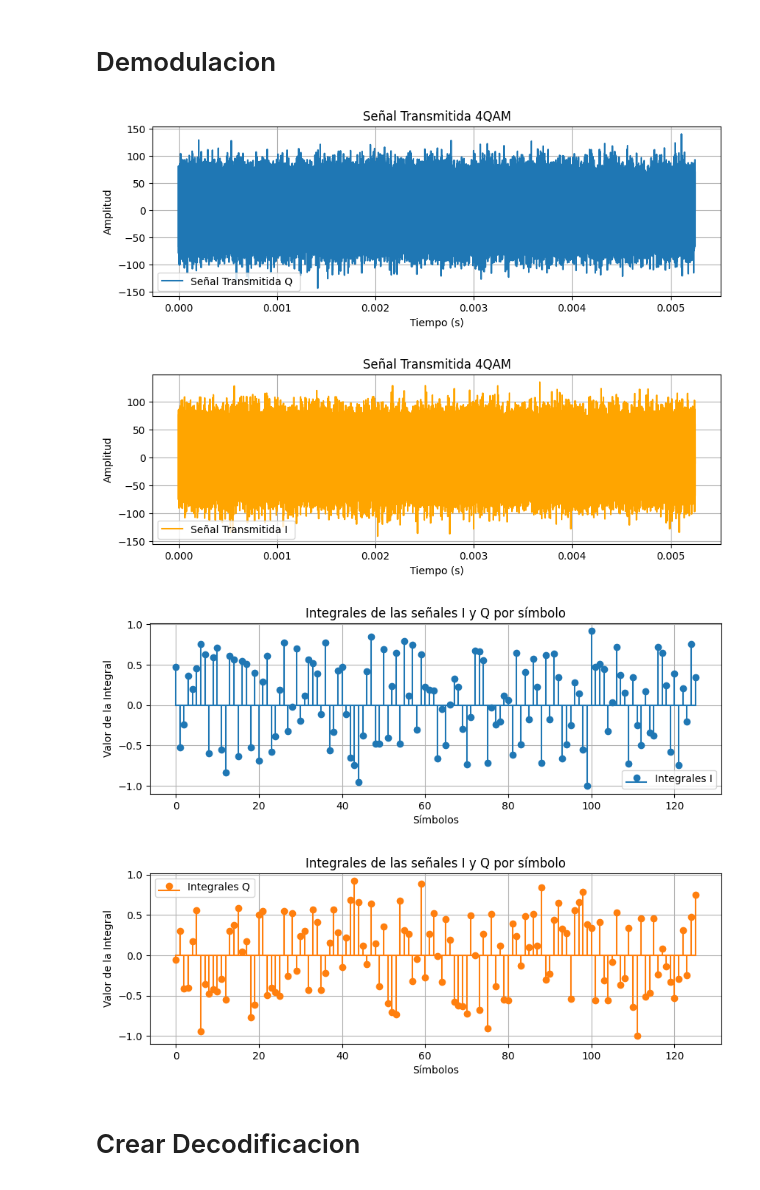
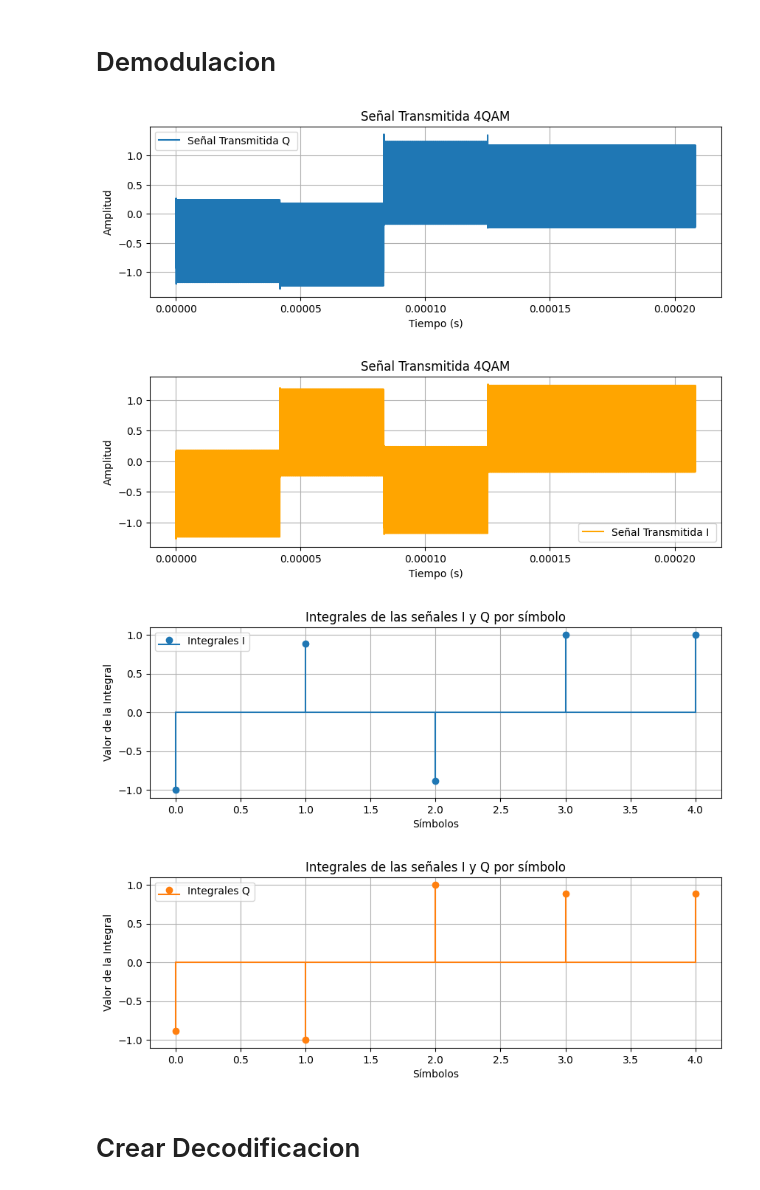
Before and after one commit to jbcgames/Laboratorio_1_Procesamiento, a Jupyter notebook: Proyecto_4QAM.ipynb, the cells around one changed output. Drawn from its saved outputs; the diff is of its cells as text; code cells hidden in the pictures.

```diff
--- a/Proyecto_4QAM.ipynb
+++ b/Proyecto_4QAM.ipynb
@@ -98,7 +98,7 @@ def huffman_decode(bits: str, codes: dict) -> str:
         raise ValueError("Bits sobrantes: el flujo de bits no coincide con los códigos.")
     return "".join(out)
 
-msg = "En algun lugar de la Mancha, de cuyo nombre no quiero acordarme"
+msg = "Hola"
 print(len(msg)*8)
 bits, codes = huffman_encode(msg)
 print("Bits:", bits)
@@ -106,5 +106,5 @@ print("Códigos:", codes)
 print(len(bits))
 print("Decodificado:", huffman_decode(bits[:len(bits)], codes))
 # Agregar 3 bits adificonales en 1 para evitar errores en la decodificacion
-bits += '111'
+bits += '11'
 # %% [output]
@@ -393,0 +403,30 @@ plt.show()
+# %%
+def estimar_fase(signal):
+    # Calcular la transformada de Fourier de la señal
+    fft_signal = numpy.fft.fft(signal)
+    # Obtener el índice de la frecuencia fundamental (mayor magnitud)
+    fundamental_index = numpy.argmax(numpy.abs(fft_signal))
+    # Calcular la fase en radianes
+    phase = numpy.angle(fft_signal[fundamental_index])
+    return phase
+# Detectar fase de la señal de los primeros 4 ciclos
+fase_estimada = estimar_fase(x_canal[0:fs//fc*2])
+print("Fase estimada (radianes):", fase_estimada)
+# Generar señal cosenoidal con fase estimada
+
+x_reconstruida = np.cos(2 * np.pi * fc * t_portadora -np.pi/4- fase_estimada)
+t_reconstruida = t_portadora
+# Comparar con la señal original
+plt.figure()
+plt.plot(t_reconstruida[0:100], x_reconstruida[0:100], label='Senal Reconstruida')
+plt.plot(t_reconstruida[0:100], x_canal[0:100], label='Senal en el canal', alpha=0.7)
+plt.plot(t_reconstruida[0:100], portadora_I[0:100], label='Senal Original sin canal', alpha=0.5)
+plt.title('Comparacion de Senal Reconstruida y Original')
+plt.xlabel('Tiempo (s)')
+plt.ylabel('Amplitud')
+plt.legend()
+plt.grid()
+plt.show()
+
+Q_desfasada =np.cos(2 * np.pi * fc * t_portadora -np.pi/4- fase_estimada)
+I_desfasada =np.sin(2 * np.pi * fc * t_portadora -np.pi/4- fase_estimada)
@@ -395,8 +437,8 @@ plt.show()
 # Demodulacion
 # %%
 # Multiplicar la señal modulada por 4QAM por una de 4MHz para simular la transmisión
-Pre_Filtro_I = x_canal* portadora_I  # Simulación de la transmisión
-Pre_Filtro_Q = x_canal * portadora_Q  # Simulación de la transmisión
+Pre_Filtro_I = x_canal* I_desfasada  # Simulación de la transmisión
+Pre_Filtro_Q = x_canal * Q_desfasada  # Simulación de la transmisión
 plt.figure(figsize=(10, 3))
 
 plt.plot(t_portadora, Pre_Filtro_Q, label='Señal Transmitida Q ')
@@ -427,37 +469,37 @@ integral_Q = []
 for i in range(len(señales_4QAM)):
     start = i * duracion_simbolo
     end = start + duracion_simbolo
     integral = np.trapezoid(Pre_Filtro_Q[start:end], dx=1/fs)
     integral_Q.append(integral)
 # Normalizar a 1 -1
 max_I = max(abs(min(integral_I)), abs(max(integral_I)))
 integral_I = [i / max_I for i in integral_I]
 max_Q = max(abs(min(integral_Q)), abs(max(integral_Q)))
 integral_Q = [i / max_Q for i in integral_Q]
 # Graficar las integrales obtenidas
 plt.figure(figsize=(10, 3))
 plt.stem(range(len(integral_I)), integral_I, linefmt='C0-', markerfmt='C0o', basefmt='C0-', label='Integrales I')
 
 plt.xlabel('Símbolos')
 plt.ylabel('Valor de la Integral')
 plt.title('Integrales de las señales I y Q por símbolo')
 plt.legend()
 plt.grid(True)
 plt.show()
 
 plt.figure(figsize=(10, 3))
 plt.stem(range(len(integral_Q)), integral_Q, linefmt='C1-', markerfmt='C1o', basefmt='C1-', label='Integrales Q')
 plt.xlabel('Símbolos')
 plt.ylabel('Valor de la Integral')
 plt.title('Integrales de las señales I y Q por símbolo')
 plt.legend()
 plt.grid(True)
 plt.show()
 # %% [output]
-[figure, old version]
+[figure, new version]
-[figure, old version]
+[figure, new version]
-[figure, old version]
+[figure, new version]
-[figure, old version]
+[figure, new version]
 # %% [markdown]
 # Crear Decodificacion
 # %%
```
Also changed, not shown: parts of 10 cells of this notebook, 2 other files.
